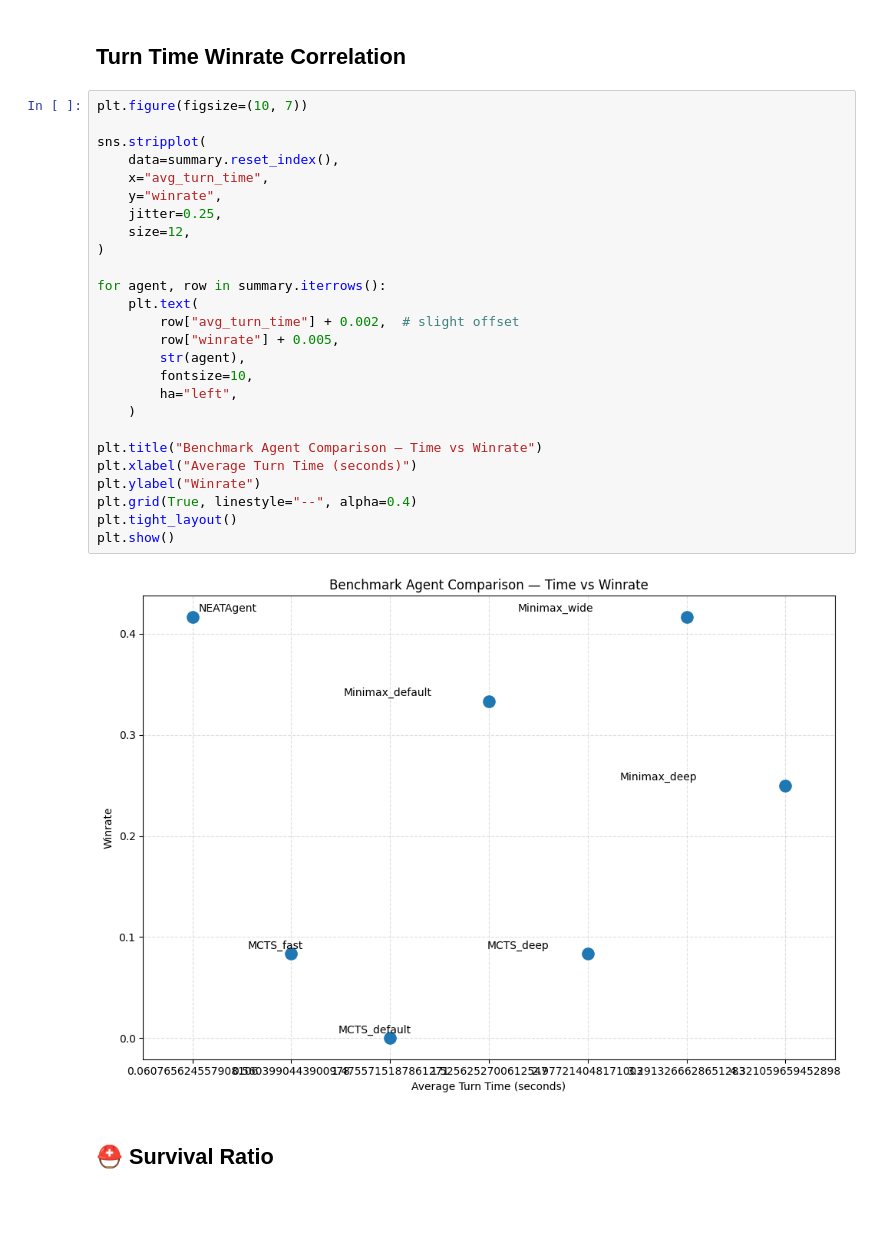
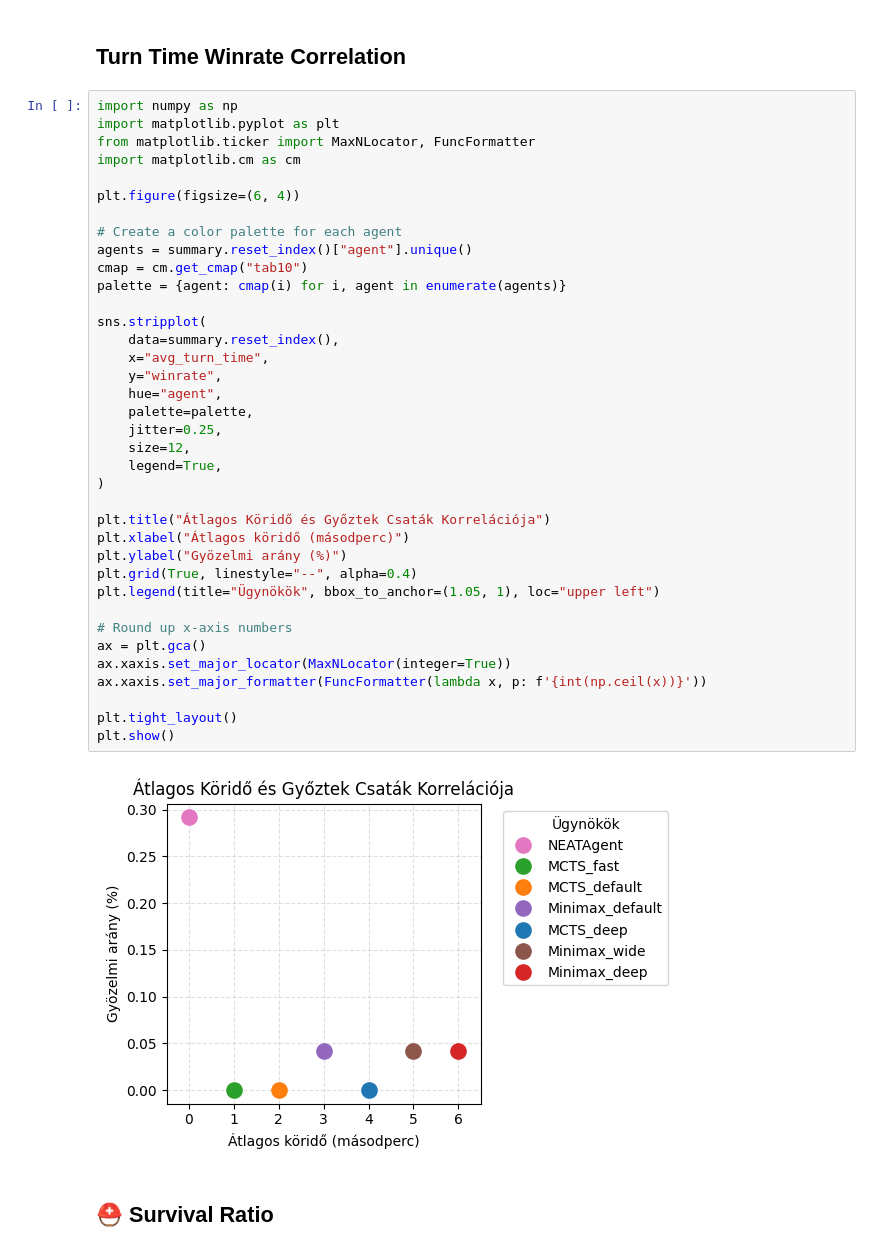
Before and after one commit to SzCillard/Game, a Jupyter notebook: src/ai/statistics/analysis/benchmark_analysis.ipynb, the cells around one changed output. Saved outputs shown, nothing was run; the diff lists cells and outputs as text; blank space fills up the shorter version.

Commit message:
new benchmark with relu results

```diff
--- a/src/ai/statistics/analysis/benchmark_analysis.ipynb
+++ b/src/ai/statistics/analysis/benchmark_analysis.ipynb
@@ -273,33 +357,44 @@ plt.show()
 # %% [markdown]
 ## Turn Time Winrate Correlation
 # %%
-plt.figure(figsize=(10, 7))
+import numpy as np
+import matplotlib.pyplot as plt
+from matplotlib.ticker import MaxNLocator, FuncFormatter
+import matplotlib.cm as cm
+
+plt.figure(figsize=(6, 4))
+
+# Create a color palette for each agent
+agents = summary.reset_index()["agent"].unique()
+cmap = cm.get_cmap("tab10")
+palette = {agent: cmap(i) for i, agent in enumerate(agents)}
 
 sns.stripplot(
     data=summary.reset_index(),
     x="avg_turn_time",
     y="winrate",
+    hue="agent",
+    palette=palette,
     jitter=0.25,
     size=12,
+    legend=True,
 )
 
-for agent, row in summary.iterrows():
-    plt.text(
-        row["avg_turn_time"] + 0.002,  # slight offset
-        row["winrate"] + 0.005,
-        str(agent),
-        fontsize=10,
-        ha="left",
-    )
+plt.title("Átlagos Köridő és Győztek Csaták Korrelációja")
+plt.xlabel("Átlagos köridő (másodperc)")
+plt.ylabel("Gyözelmi arány (%)")
+plt.grid(True, linestyle="--", alpha=0.4)
+plt.legend(title="Ügynökök", bbox_to_anchor=(1.05, 1), loc="upper left")
 
-plt.title("Benchmark Agent Comparison — Time vs Winrate")
-plt.xlabel("Average Turn Time (seconds)")
-plt.ylabel("Winrate")
-plt.grid(True, linestyle="--", alpha=0.4)
+# Round up x-axis numbers
+ax = plt.gca()
+ax.xaxis.set_major_locator(MaxNLocator(integer=True))
+ax.xaxis.set_major_formatter(FuncFormatter(lambda x, p: f'{int(np.ceil(x))}'))
+
 plt.tight_layout()
 plt.show()
 # %% [output]
-[figure, old version]
+[figure, new version]
 # %% [markdown]
 ## ⛑️ Survival Ratio
 # %%
```
Also changed, not shown: parts of 14 cells of this notebook, 2 other files.
